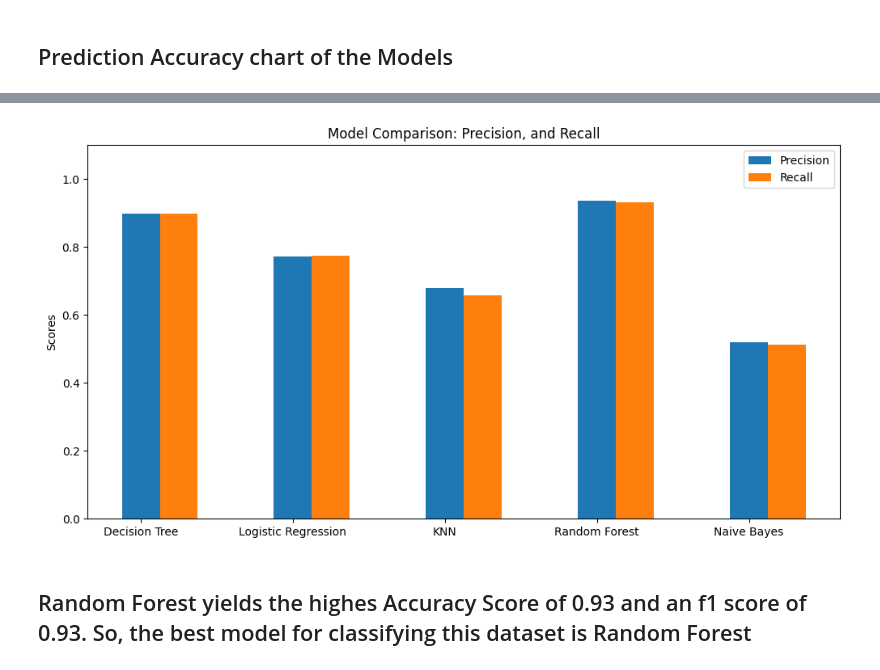
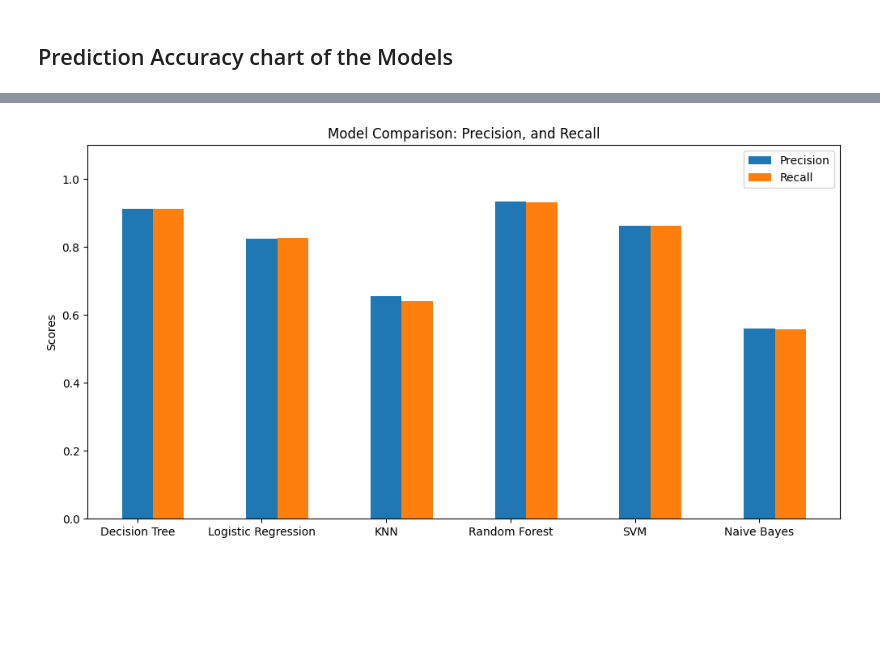
Before and after one commit to Riasat38/Estimation-On-Obesity-Levels, a Jupyter notebook: Obesity_Classification_(CSE422_Project).ipynb, the cells around one changed output, grey strips where cells are left out. Saved outputs shown, nothing was run; the diff lists cells and outputs as text; code cells hidden in the pictures; blank space fills up the shorter version.

```diff
--- a/Obesity_Classification_(CSE422_Project).ipynb
+++ b/Obesity_Classification_(CSE422_Project).ipynb
@@ -593,6 +403,6 @@ plt.show()
 #KNeighbors
 # %%
 from sklearn.neighbors import KNeighborsClassifier
-knn = KNeighborsClassifier(n_neighbors=45)
+knn = KNeighborsClassifier(n_neighbors=100)
 knn.fit(X_train,y_train)
 # %% [output]
@@ -684,0 +501,7 @@ plt.show()
+# %%
+import matplotlib.pyplot as plt
+from sklearn.svm import SVC
+
+svm = SVC(kernel='poly', random_state=42)
+
+svm.fit(X_train, y_train)
@@ -684,0 +510,2 @@ plt.show()
+# %%
+pred5 = svm.predict(X_test)
@@ -691,5 +554,6 @@ GaussianClassifier.fit(X_train, y_train)
 # %% [output]
 GaussianNB()
 # %%
-pred5 = GaussianClassifier.predict(X_test)
+
+pred6 = GaussianClassifier.predict(X_test)
 # %%
@@ -750,38 +615,39 @@ recall_dt = recall_score(y_test, pred, average='weighted')
 precision_lr = precision_score(y_test, pred2, average='weighted')
 recall_lr = recall_score(y_test, pred2, average='weighted')
 
 precision_knn = precision_score(y_test, pred3, average='weighted')
 recall_knn = recall_score(y_test, pred3, average='weighted')
 
 
 precision_rf = precision_score(y_test, pred4, average='weighted')
 recall_rf = recall_score(y_test, pred4, average='weighted')
 
-precision_nb = precision_score(y_test, pred5, average='weighted')
-recall_nb = recall_score(y_test, pred5, average='weighted')
+precision_svm = precision_score(y_test, pred5, average='weighted')
+recall_svm = recall_score(y_test, pred5, average='weighted')
 
-models = ['Decision Tree', 'Logistic Regression', 'KNN', 'Random Forest', 'Naive Bayes']
-precision_scores = [precision_dt, precision_lr, precision_knn, precision_rf, precision_nb]
-recall_scores = [recall_dt, recall_lr, recall_knn, recall_rf, recall_nb]
+precision_nb = precision_score(y_test, pred6, average='weighted')
+recall_nb = recall_score(y_test, pred6, average='weighted')
+
+models = ['Decision Tree', 'Logistic Regression', 'KNN', 'Random Forest', 'SVM','Naive Bayes']
+precision_scores = [precision_dt, precision_lr, precision_knn, precision_rf, precision_svm, precision_nb]
+recall_scores = [recall_dt, recall_lr, recall_knn, recall_rf, recall_svm, recall_nb]
 
 
 x = np.arange(len(models))
 width = 0.25
 
 fig, ax = plt.subplots(figsize=(12, 6))
 rects1 = ax.bar(x, precision_scores, width, label='Precision')
 rects2 = ax.bar(x + width, recall_scores, width, label='Recall')
 
 ax.set_ylabel('Scores')
 ax.set_title('Model Comparison: Precision, and Recall')
 ax.set_xticks(x)
 ax.set_xticklabels(models)
 ax.legend()
 
 plt.ylim(0, 1.1)
 
 plt.show()
 # %% [output]
-[figure, old version]
+[figure, new version]
-# %% [markdown]
-## Random Forest yields the highes Accuracy Score of 0.93 and an f1 score of 0.93. So, the best model for classifying this dataset is Random Forest
```
Also changed, not shown: parts of 79 cells of this notebook.
